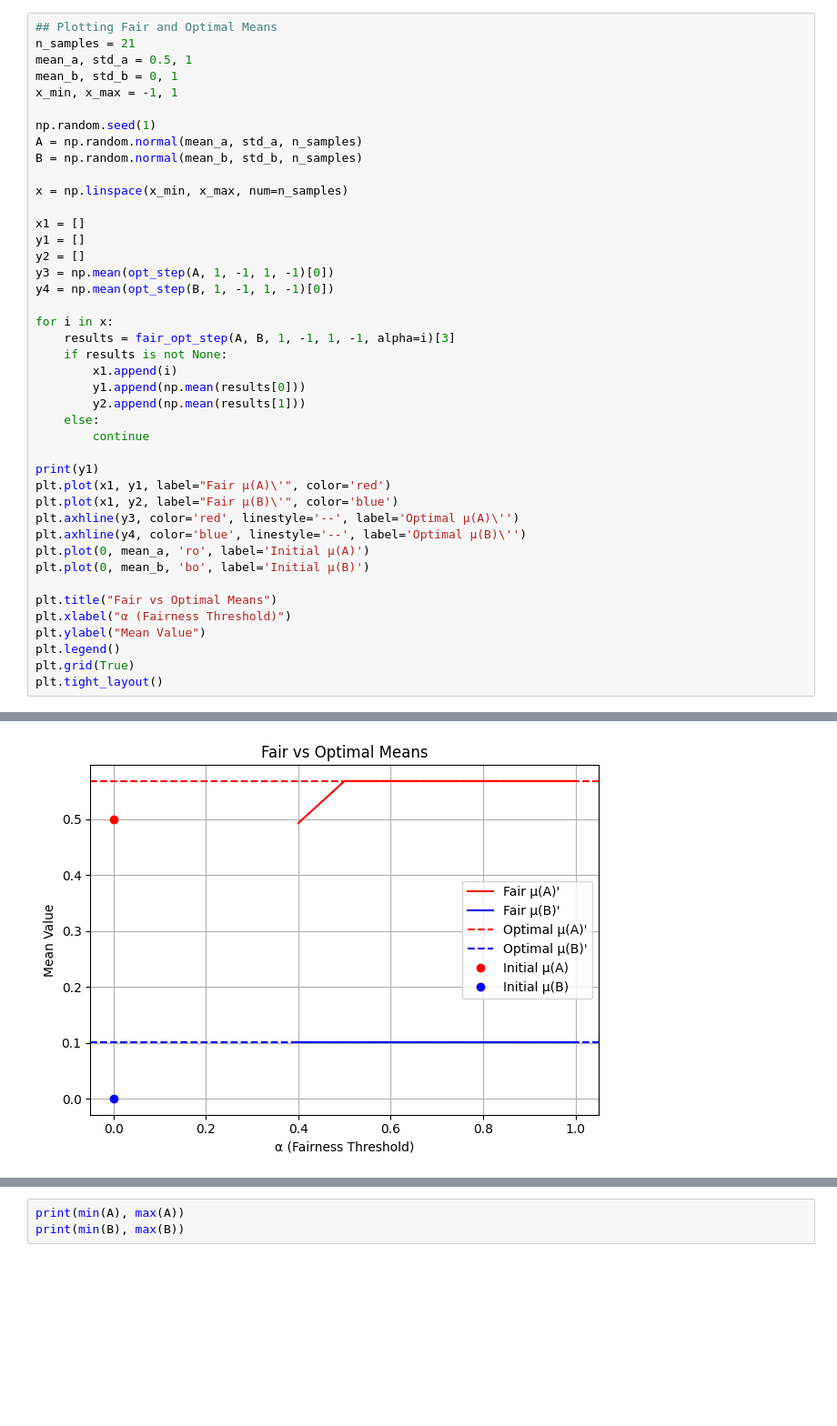
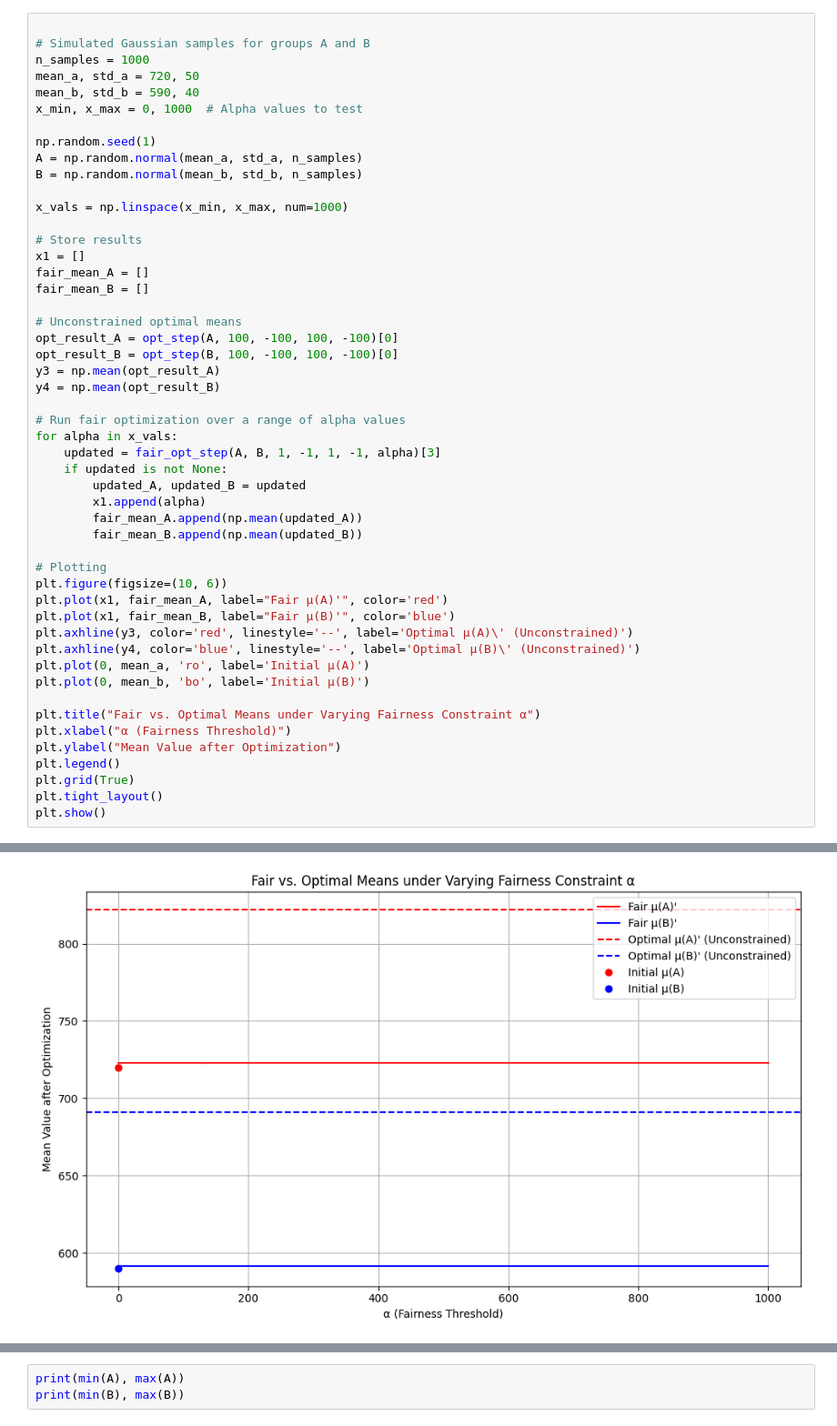
Before and after one commit to joeljins/RoAR, a Jupyter notebook: fairness.ipynb, the cells around one changed output, grey strips where cells are left out. Shown at 91% size. Saved outputs shown, nothing was run; the diff lists cells and outputs as text; blank space fills up the shorter version.

```diff
--- a/fairness.ipynb
+++ b/fairness.ipynb
@@ -70,43 +147,51 @@ def fair_opt_step(A, B, u_plus, u_minus, c_plus, c_minus, alpha):
 # %%
-## Plotting Fair and Optimal Means
-n_samples = 21
-mean_a, std_a = 0.5, 1
-mean_b, std_b = 0, 1
-x_min, x_max = -1, 1
+
+# Simulated Gaussian samples for groups A and B
+n_samples = 1000
+mean_a, std_a = 720, 50
+mean_b, std_b = 590, 40
+x_min, x_max = 0, 1000  # Alpha values to test
 
 np.random.seed(1)
 A = np.random.normal(mean_a, std_a, n_samples)
 B = np.random.normal(mean_b, std_b, n_samples)
 
-x = np.linspace(x_min, x_max, num=n_samples)
+x_vals = np.linspace(x_min, x_max, num=1000)
 
+# Store results
 x1 = []
-y1 = []
-y2 = []
-y3 = np.mean(opt_step(A, 1, -1, 1, -1)[0])
-y4 = np.mean(opt_step(B, 1, -1, 1, -1)[0])
+fair_mean_A = []
+fair_mean_B = []
 
-for i in x:
-    results = fair_opt_step(A, B, 1, -1, 1, -1, alpha=i)[3]
-    if results is not None:
-        x1.append(i)
-        y1.append(np.mean(results[0]))
-        y2.append(np.mean(results[1]))
-    else:
-        continue
+# Unconstrained optimal means
+opt_result_A = opt_step(A, 100, -100, 100, -100)[0]
+opt_result_B = opt_step(B, 100, -100, 100, -100)[0]
+y3 = np.mean(opt_result_A)
+y4 = np.mean(opt_result_B)
 
-print(y1)
-plt.plot(x1, y1, label="Fair μ(A)\'", color='red')
-plt.plot(x1, y2, label="Fair μ(B)\'", color='blue')
-plt.axhline(y3, color='red', linestyle='--', label='Optimal μ(A)\'')
-plt.axhline(y4, color='blue', linestyle='--', label='Optimal μ(B)\'')
+# Run fair optimization over a range of alpha values
+for alpha in x_vals:
+    updated = fair_opt_step(A, B, 1, -1, 1, -1, alpha)[3]
+    if updated is not None:
+        updated_A, updated_B = updated
+        x1.append(alpha)
+        fair_mean_A.append(np.mean(updated_A))
+        fair_mean_B.append(np.mean(updated_B))
+
+# Plotting
+plt.figure(figsize=(10, 6))
+plt.plot(x1, fair_mean_A, label="Fair μ(A)'", color='red')
+plt.plot(x1, fair_mean_B, label="Fair μ(B)'", color='blue')
+plt.axhline(y3, color='red', linestyle='--', label='Optimal μ(A)\' (Unconstrained)')
+plt.axhline(y4, color='blue', linestyle='--', label='Optimal μ(B)\' (Unconstrained)')
 plt.plot(0, mean_a, 'ro', label='Initial μ(A)')
 plt.plot(0, mean_b, 'bo', label='Initial μ(B)')
 
-plt.title("Fair vs Optimal Means")
+plt.title("Fair vs. Optimal Means under Varying Fairness Constraint α")
 plt.xlabel("α (Fairness Threshold)")
-plt.ylabel("Mean Value")
+plt.ylabel("Mean Value after Optimization")
 plt.legend()
 plt.grid(True)
 plt.tight_layout()
+plt.show()
 # %% [output]
@@ -114,4 +198,4 @@ plt.tight_layout()
-[figure, old version]
+[figure, new version]
 # %%
 ### Plotting the Fair Thresholds and Optimal Thresholds
 
```
Also changed, not shown: parts of 4 cells of this notebook.
